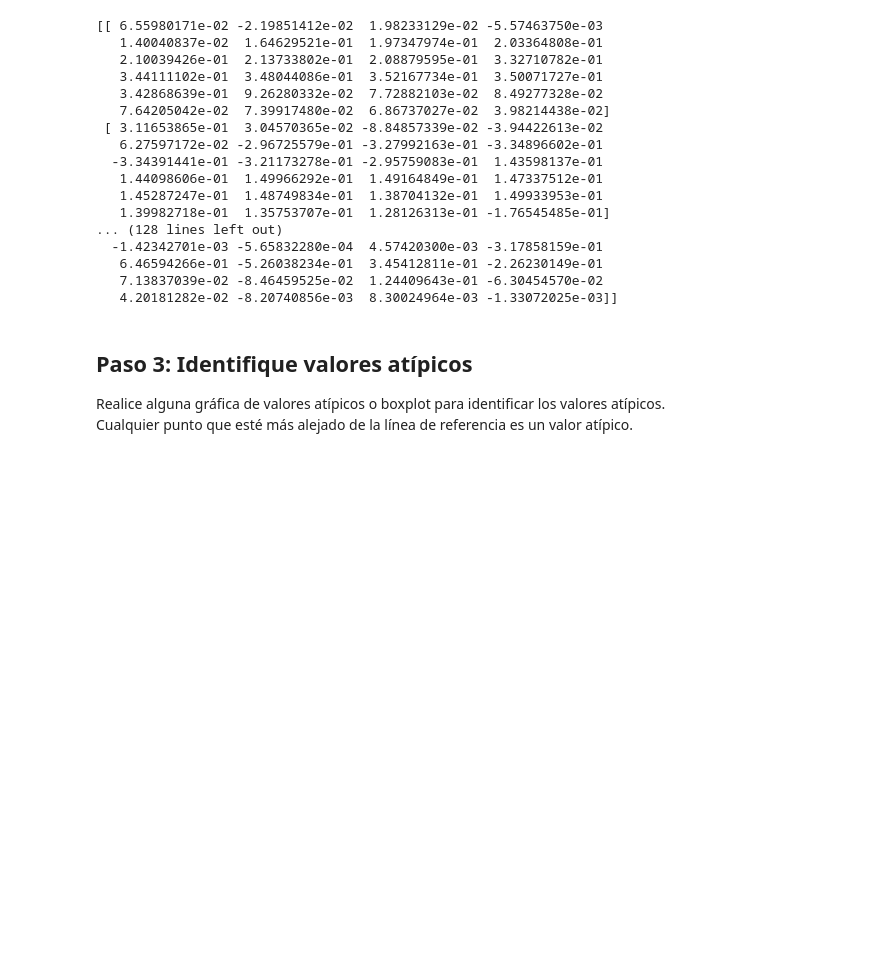
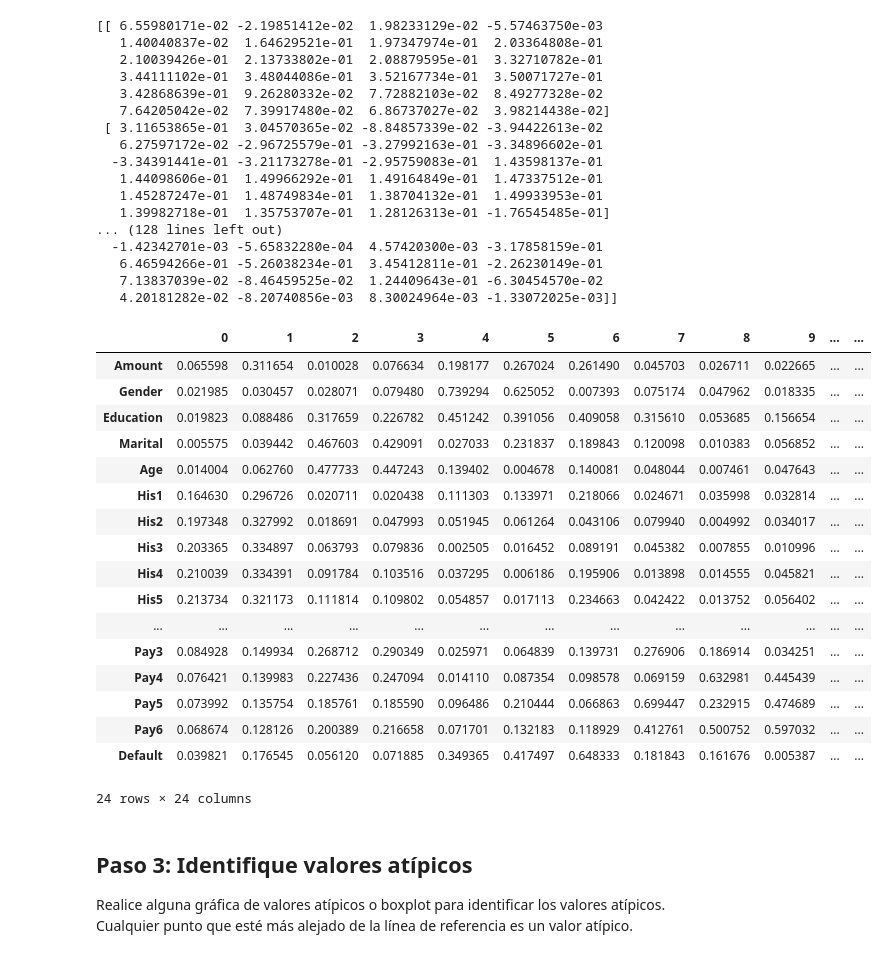
Before and after one commit to PosgradoMNA/actividades-del-projecto-equipo_104, a Jupyter notebook: Semana4_Actividad2.ipynb, the cells around one changed output. Cells and saved outputs as stored; diff of their text form; code cells hidden in the pictures; blank space fills up the shorter version.

```diff
--- a/Semana4_Actividad2.ipynb
+++ b/Semana4_Actividad2.ipynb
@@ -227,7 +249,26 @@ print(pca.components_)
    4.20181282e-02 -8.20740856e-03  8.30024964e-03 -1.33072025e-03]]
 # %%
 #valor absoluto de los coeficientes
-pd.DataFrame
+pd.DataFrame(np.abs(pca.components_), columns = df_num.columns).T
+# %% [output]
+|  | 0 | 1 | 2 | 3 | 4 | 5 | 6 | 7 | 8 | 9 | ... | ... |
+| Amount | 0.065598 | 0.311654 | 0.010028 | 0.076634 | 0.198177 | 0.267024 | 0.261490 | 0.045703 | 0.026711 | 0.022665 | ... | ... |
+| Gender | 0.021985 | 0.030457 | 0.028071 | 0.079480 | 0.739294 | 0.625052 | 0.007393 | 0.075174 | 0.047962 | 0.018335 | ... | ... |
+| Education | 0.019823 | 0.088486 | 0.317659 | 0.226782 | 0.451242 | 0.391056 | 0.409058 | 0.315610 | 0.053685 | 0.156654 | ... | ... |
+| Marital | 0.005575 | 0.039442 | 0.467603 | 0.429091 | 0.027033 | 0.231837 | 0.189843 | 0.120098 | 0.010383 | 0.056852 | ... | ... |
+| Age | 0.014004 | 0.062760 | 0.477733 | 0.447243 | 0.139402 | 0.004678 | 0.140081 | 0.048044 | 0.007461 | 0.047643 | ... | ... |
+| His1 | 0.164630 | 0.296726 | 0.020711 | 0.020438 | 0.111303 | 0.133971 | 0.218066 | 0.024671 | 0.035998 | 0.032814 | ... | ... |
+| His2 | 0.197348 | 0.327992 | 0.018691 | 0.047993 | 0.051945 | 0.061264 | 0.043106 | 0.079940 | 0.004992 | 0.034017 | ... | ... |
+| His3 | 0.203365 | 0.334897 | 0.063793 | 0.079836 | 0.002505 | 0.016452 | 0.089191 | 0.045382 | 0.007855 | 0.010996 | ... | ... |
+| His4 | 0.210039 | 0.334391 | 0.091784 | 0.103516 | 0.037295 | 0.006186 | 0.195906 | 0.013898 | 0.014555 | 0.045821 | ... | ... |
+| His5 | 0.213734 | 0.321173 | 0.111814 | 0.109802 | 0.054857 | 0.017113 | 0.234663 | 0.042422 | 0.013752 | 0.056402 | ... | ... |
+| ... | ... | ... | ... | ... | ... | ... | ... | ... | ... | ... | ... | ... |
+| Pay3 | 0.084928 | 0.149934 | 0.268712 | 0.290349 | 0.025971 | 0.064839 | 0.139731 | 0.276906 | 0.186914 | 0.034251 | ... | ... |
+| Pay4 | 0.076421 | 0.139983 | 0.227436 | 0.247094 | 0.014110 | 0.087354 | 0.098578 | 0.069159 | 0.632981 | 0.445439 | ... | ... |
+| Pay5 | 0.073992 | 0.135754 | 0.185761 | 0.185590 | 0.096486 | 0.210444 | 0.066863 | 0.699447 | 0.232915 | 0.474689 | ... | ... |
+| Pay6 | 0.068674 | 0.128126 | 0.200389 | 0.216658 | 0.071701 | 0.132183 | 0.118929 | 0.412761 | 0.500752 | 0.597032 | ... | ... |
+| Default | 0.039821 | 0.176545 | 0.056120 | 0.071885 | 0.349365 | 0.417497 | 0.648333 | 0.181843 | 0.161676 | 0.005387 | ... | ... |
+24 rows × 24 columns
 # %% [markdown]
 ## Paso 3: Identifique valores atípicos
 Realice alguna gráfica de valores atípicos o boxplot para identificar los valores atípicos. Cualquier punto que esté más alejado de la línea de referencia es un valor atípico.
```
Also changed, not shown: parts of 12 cells of this notebook.
